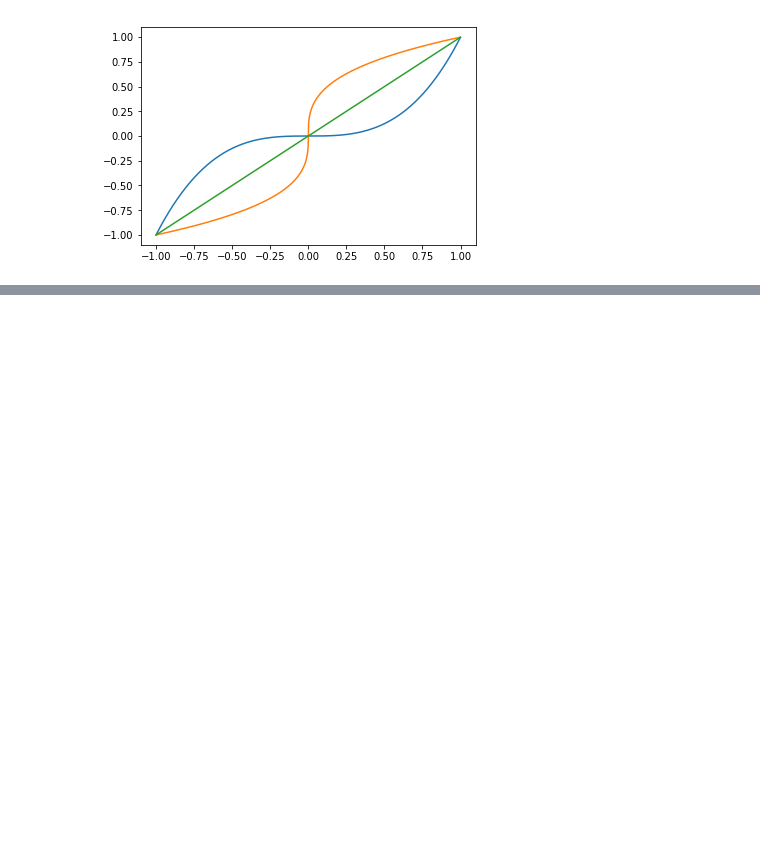
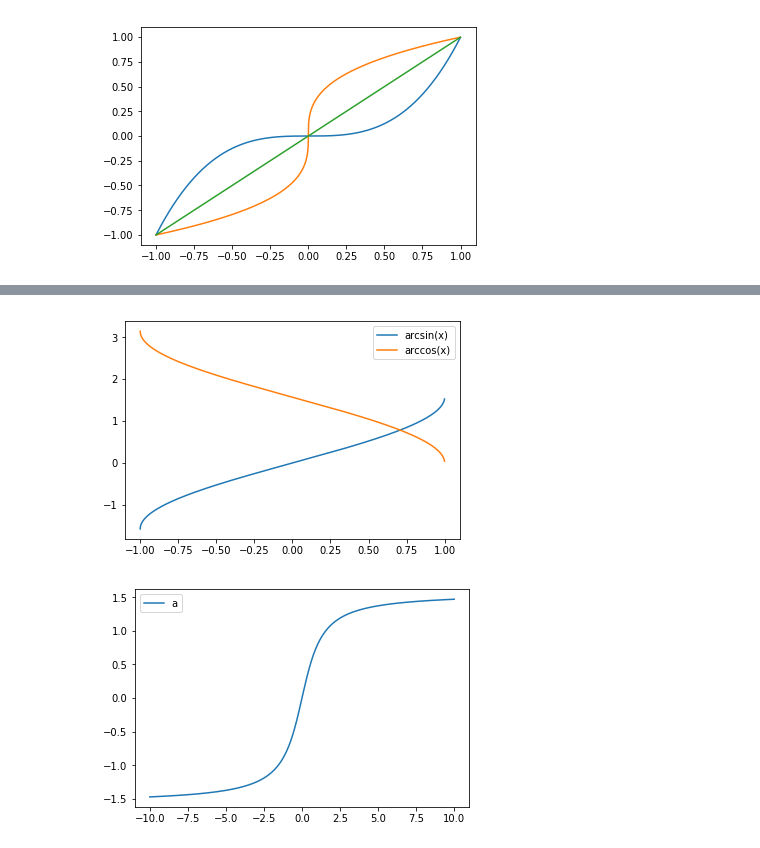
Before and after one commit to mariakesa/ComputationalCalculus, a Jupyter notebook: Functions.ipynb, the cells around one changed output, grey strips where cells are left out. Cells and saved outputs as stored; diff of their text form; code cells hidden in the pictures; blank space fills up the shorter version.

```diff
--- a/Functions.ipynb
+++ b/Functions.ipynb
@@ -35,0 +88,16 @@ invert(f1,domain)
+# %%
+domain=np.arange(-1,1,0.001)
+domain2=np.arange(-10,10,0.001)
+arcsin=np.arcsin(domain)
+arccos=np.arccos(domain)
+arctan=np.arctan(domain2)
+plt.plot(domain,arcsin)
+plt.plot(domain,arccos)
+plt.legend(('arcsin(x)','arccos(x)'))
+plt.show()
+plt.plot(domain2,arctan)
+plt.legend('arctan(x)')
+plt.show()
+# %% [output]
+[figure, added]
+[figure, added]
```
Also changed, not shown: parts of 11 cells of this notebook.
